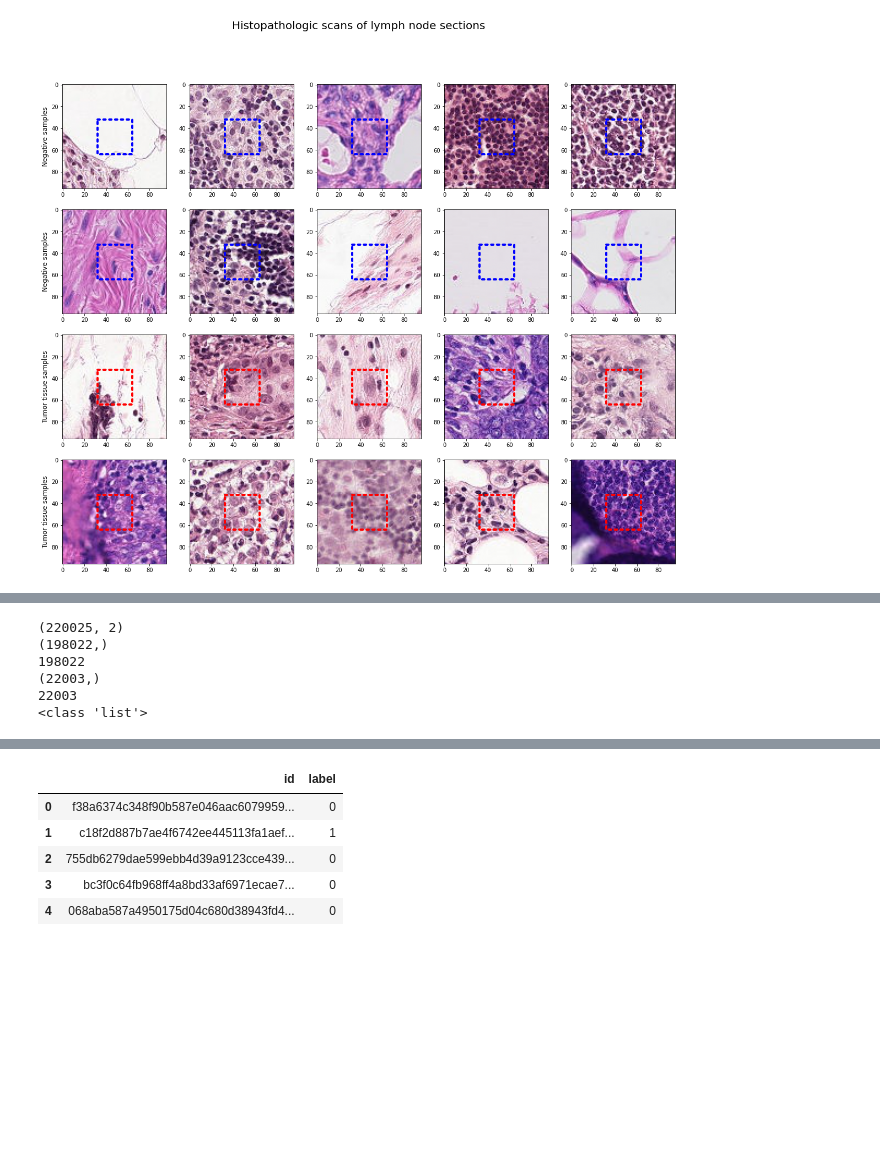
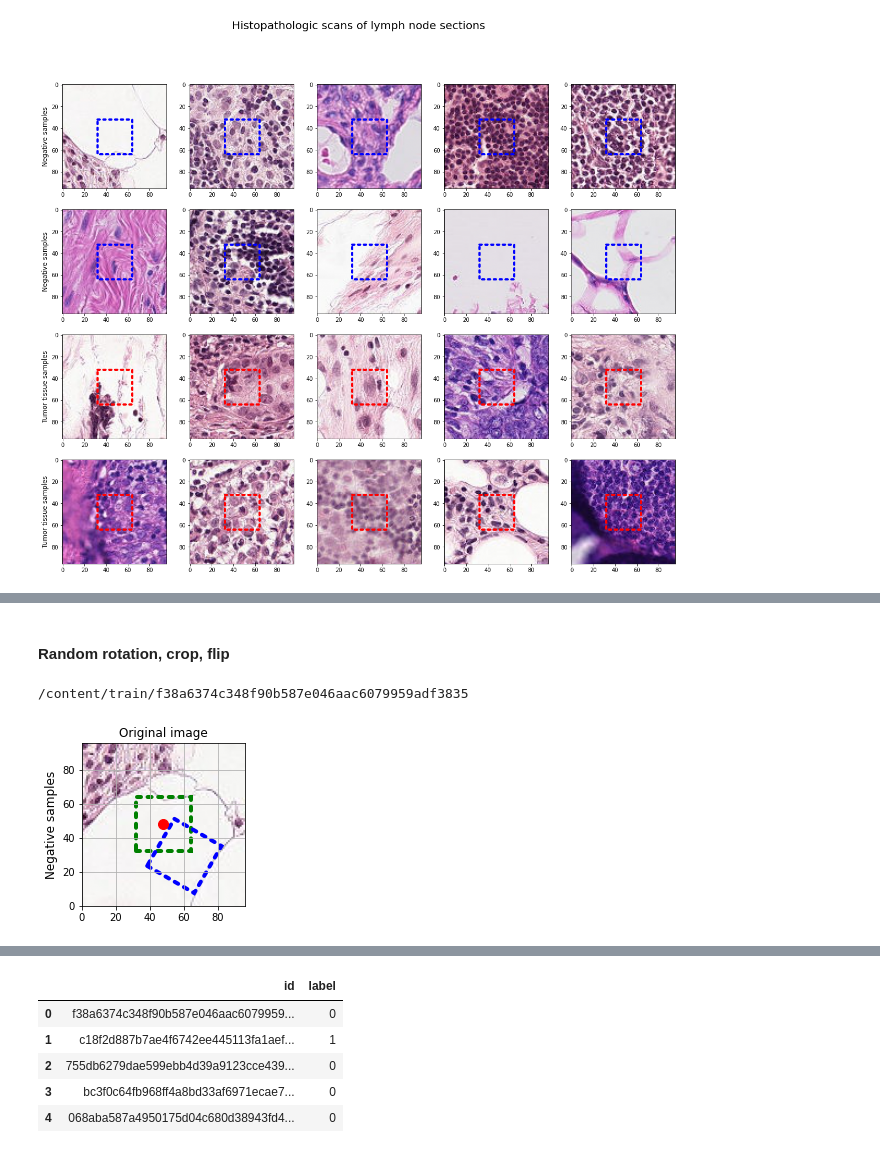
Before and after one commit to guoguolee88/Histopathologic-Cancer_Detection, a Jupyter notebook: KAGGLE_CANCER.ipynb, the cells around one changed output, grey strips where cells are left out. Saved outputs shown, nothing was run; the diff lists cells and outputs as text; code cells hidden in the pictures; blank space fills up the shorter version.

```diff
--- a/KAGGLE_CANCER.ipynb
+++ b/KAGGLE_CANCER.ipynb
@@ -191,24 +223,2 @@ https://colab.research.google.com/github/guoguolee88/https-github.com-gsarti-can
-# %%
-print(data.shape)
-
-print(tr_n.shape)
-print(len(tr_idx))
-
-print(val_n.shape)
-print(len(val_idx))
-
-
-# print(tr_n)
-# print(data.iloc[tr_idx,:])
-
-# print(val_n)
-# print(data.iloc[val_idx,:])
-
-print(type(val_idx))
-# %% [output]
-(220025, 2)
-(198022,)
-198022
-(22003,)
-22003
-<class 'list'>
+# %% [markdown]
+#### Random rotation, crop, flip
@@ -214,0 +345,53 @@ print(type(val_idx))
+# %%
+# Prove matplotlib
+
+# import numpy as np
+# import matplotlib.pyplot as plt
+# import matplotlib.patches as patches
+# import matplotlib as mpl
+
+# fig = plt.figure()
+# ax = fig.add_subplot(111)
+
+fig, ax = plt.subplots(1,1,figsize=(3,3))
+fig.subplots_adjust(hspace=0,wspace=0)
+
+ts = ax.transData
+coords = [48, 48]
+tr = mpl.transforms.Affine2D().rotate_deg_around(x=coords[0], y=coords[1], degrees=-30)
+tt = mpl.transforms.Affine2D().translate(20, -10)
+# tr = mpl.transforms.Affine2D().rotate_deg(degrees=-30)
+t = tt + tr + ts
+
+box_1 = patches.Rectangle((32,32),32,32,linewidth=4,edgecolor='g',
+                          facecolor='none', linestyle=':', capstyle='round')
+
+ax.add_patch(box_1)
+
+box_2 = patches.Rectangle((32,32),32,32,linewidth=4,edgecolor='b',
+                          facecolor='none', linestyle=':', capstyle='round',
+                          transform=t)
+
+ax.add_patch(box_2)
+
+plt.plot(coords[0], coords[1], marker='o', markersize=10, color="r")
+
+plt.grid(True)
+
+ax.set_xlim(0,96)
+ax.set_ylim(0,96)
+
+plt.title('Original image')
+
+plt.ylabel('Negative samples', size='large')
+
+path = os.path.join(train_path, data[data['label'] == 0].loc[0,'id'])
+print(path)
+
+plt.imshow(readImage(path + '.tif'))
+
+
+plt.show()
+# %% [output]
+/content/train/f38a6374c348f90b587e046aac6079959adf3835
+[figure, added]
```
Also changed, not shown: parts of 49 cells of this notebook.
